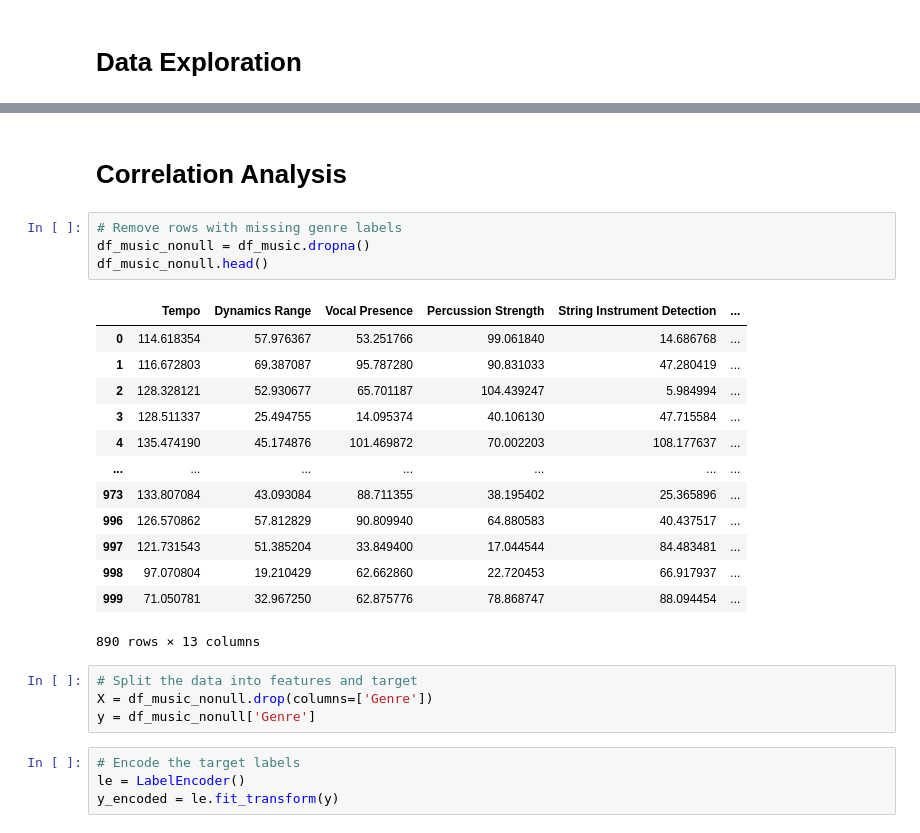
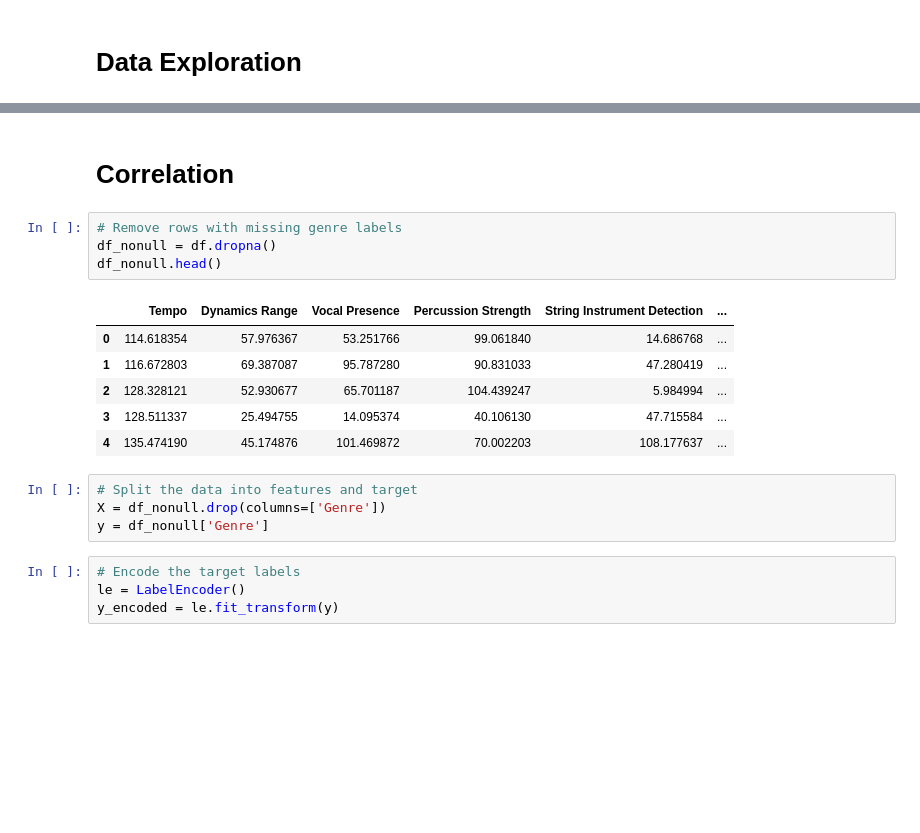
Before and after one commit to laanani-mohamed/music-genre-classification-with-pca, a Jupyter notebook: Solution.ipynb, the cells around one changed output, grey strips where cells are left out. Cells and saved outputs as stored; diff of their text form; blank space fills up the shorter version.

```diff
--- a/Solution.ipynb
+++ b/Solution.ipynb
@@ -80,27 +77,20 @@ plt.show()
 # %% [markdown]
-# Correlation Analysis
+# Correlation
 # %%
 # Remove rows with missing genre labels
-df_music_nonull = df_music.dropna()
-df_music_nonull.head()
+df_nonull = df.dropna()
+df_nonull.head()
 # %% [output]
 |  | Tempo | Dynamics Range | Vocal Presence | Percussion Strength | String Instrument Detection | ... |
 | 0 | 114.618354 | 57.976367 | 53.251766 | 99.061840 | 14.686768 | ... |
 | 1 | 116.672803 | 69.387087 | 95.787280 | 90.831033 | 47.280419 | ... |
 | 2 | 128.328121 | 52.930677 | 65.701187 | 104.439247 | 5.984994 | ... |
 | 3 | 128.511337 | 25.494755 | 14.095374 | 40.106130 | 47.715584 | ... |
 | 4 | 135.474190 | 45.174876 | 101.469872 | 70.002203 | 108.177637 | ... |
-| ... | ... | ... | ... | ... | ... | ... |
-| 973 | 133.807084 | 43.093084 | 88.711355 | 38.195402 | 25.365896 | ... |
-| 996 | 126.570862 | 57.812829 | 90.809940 | 64.880583 | 40.437517 | ... |
-| 997 | 121.731543 | 51.385204 | 33.849400 | 17.044544 | 84.483481 | ... |
-| 998 | 97.070804 | 19.210429 | 62.662860 | 22.720453 | 66.917937 | ... |
-| 999 | 71.050781 | 32.967250 | 62.875776 | 78.868747 | 88.094454 | ... |
-890 rows × 13 columns
 # %%
 # Split the data into features and target
-X = df_music_nonull.drop(columns=['Genre'])
-y = df_music_nonull['Genre']
+X = df_nonull.drop(columns=['Genre'])
+y = df_nonull['Genre']
 # %%
 # Encode the target labels
 le = LabelEncoder()
```
Also changed, not shown: parts of 30 cells of this notebook, 1 other file.
